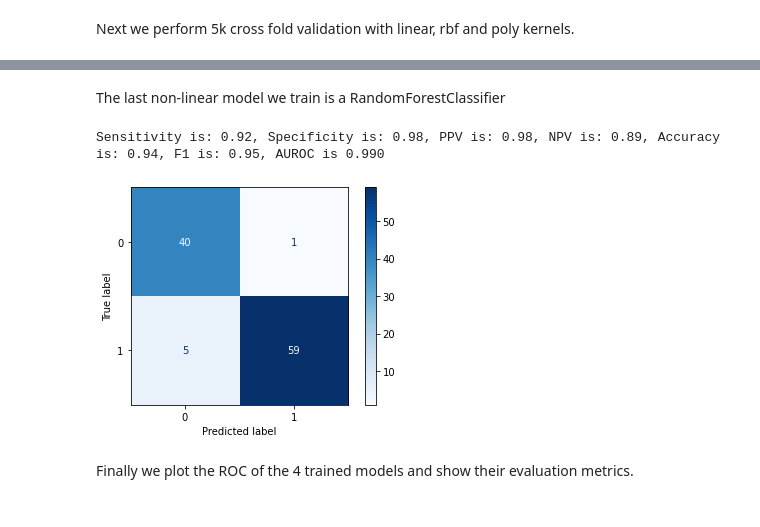
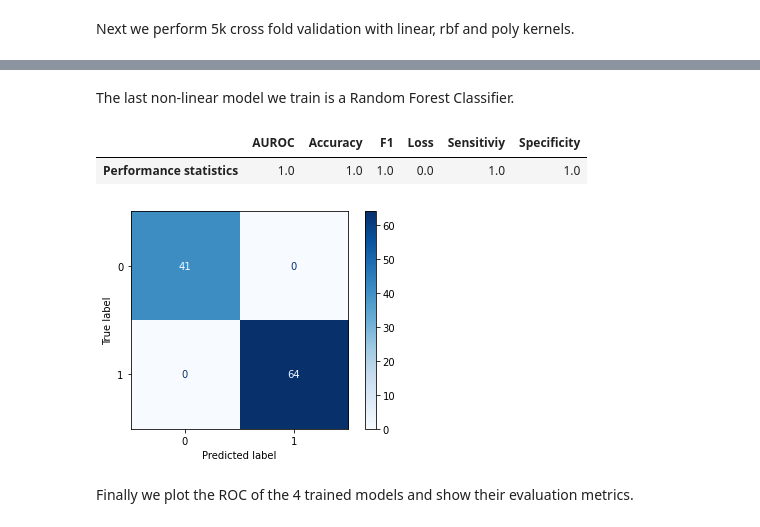
Before and after one commit to mlh-master/hw2_mlh-amit-yoel, a Jupyter notebook: HW2.ipynb, the cells around one changed output, grey strips where cells are left out. Drawn from its saved outputs; the diff is of its cells as text; code cells hidden in the pictures.

```diff
--- a/HW2.ipynb
+++ b/HW2.ipynb
@@ -219,4 +242,5 @@ This process was done in *Part 1* except for 'Age' feature since there are many
 scaler = StandardScaler()
 X_train_scaled = X_train.copy()
 X_train_scaled['Age'] = scaler.fit_transform(X_train['Age'].values.reshape(-1, 1))
-x_test['Age'] = scaler.transform(x_test['Age'].values.reshape(-1, 1))
+x_test = x_test_orig.copy()
+x_test['Age'] = scaler.transform(x_test_orig['Age'].values.reshape(-1, 1))
@@ -245,25 +263,11 @@ def print_stats(model, x_test, y_test):
     print performance staistics and plot confusion matrix
     inputs: ML model, test set features and models
     """
-    y_pred_test = model.predict(x_test)
-    y_pred_proba_test = model.predict_proba(x_test)
+
+    display(pd.DataFrame({'Performance statistics': return_stats(model, x_test, y_test)}).transpose())
+
     plot_confusion_matrix(model, x_test, y_test, cmap=plt.cm.Blues)
     plt.grid(False)
-
-    TN = calc_TN(y_test, y_pred_test)
-    FP = calc_FP(y_test, y_pred_test)
-    FN = calc_FN(y_test, y_pred_test)
-    TP = calc_TP(y_test, y_pred_test)
-    PPV = TP / (TP + FP)
-    SE = TP / (TP + FN)
-
-    print('Sensitivity is: %.2f' %SE, end=', ')
-    print('Specificity is: %.2f' %(TN / (TN + FP)), end=', ')
-    print('PPV is: %.2f' %PPV, end=', ')
-    print('NPV is: %.2f' %(TN / (TN + FN)), end=', ')
-    print('Accuracy is: %.2f' %((TN + TP) / (TN + FN + TP + FP)), end=', ')
-    print('F1 is: %.2f' %(2 * PPV * SE / (PPV + SE)), end=', ')
-    print('AUROC is {:.3f}'.format(roc_auc_score(y_test, y_pred_proba_test[:,1])))
 
 def return_stats(model, x_test, y_test):
     y_pred_test = model.predict(x_test)
@@ -279,10 +283,13 @@ def return_stats(model, x_test, y_test):
     ACC = (TN + TP) / (TN + FN + TP + FP)
     F1 = 2 * PPV * SE / (PPV + SE)
     AUROC = roc_auc_score(y_test, y_pred_proba_test[:,1])
-    logloss = log_loss(y_test, y_pred_proba_test)
-    hinge_y_test = np.array([2*i-1 for i in y_test])
-    hinge_y_pred_test = np.array([2*i-1 for i in y_pred_test])
-    hingeloss = hinge_loss(hinge_y_test, hinge_y_pred_test)
-    return {'Log Loss': logloss, 'Hinge Loss': hingeloss,'Sensitiviy': SE, 'Specificity': SP, 'Accuracy': ACC, 'F1': F1, 'AUROC': AUROC}
+
+    if type(model)==LogisticRegression:
+        loss = log_loss(y_test, y_pred_proba_test)
+    else:
+        hinge_y_test = np.array([2*i-1 for i in y_test])
+        hinge_y_pred_test = np.array([2*i-1 for i in y_pred_test])
+        loss = hinge_loss(hinge_y_test, hinge_y_pred_test)
+    return {'Loss': loss, 'Sensitiviy': SE, 'Specificity': SP, 'Accuracy': ACC, 'F1': F1, 'AUROC': AUROC}
 # %% [markdown]
 First, we will train a linear model with no regularization.
@@ -352,2 +356,2 @@ plt.show()
 # %%
-C = 2000 # best coefficient
+C = 1/0.5 # best coefficient
@@ -372,8 +369,8 @@ Next we perform 5k cross fold validation with linear, rbf and poly kernels.
 # %%
 skf = StratifiedKFold(n_splits=5, random_state=10, shuffle=True)
 svc = SVC(probability=True)
-C = np.array([1, 2, 3])
-pipe = Pipeline(steps=[('scale', StandardScaler()), ('svm', svc)])
+C = np.array([1, 1.5, 2, 2.5, 3])
+pipe = Pipeline(steps=[('svm', svc)])
 svm = GridSearchCV(estimator=pipe, param_grid={'svm__C': C, 'svm__kernel': ['rbf', 'poly', 'linear'], 'svm__degree': [2, 3]},
                    scoring=['accuracy','f1','precision','recall','roc_auc'], cv=skf,
                    refit='roc_auc', verbose=1, return_train_score=True)
@@ -395,12 +395,13 @@ Sensitivity is: 0.97, Specificity is: 0.98, PPV is: 0.98, NPV is: 0.95, Accuracy
 # %% [markdown]
-The last non-linear model we train is a RandomForestClassifier
+The last non-linear model we train is a Random Forest Classifier.
 # %%
-rfc = Pipeline(steps=[('scale', StandardScaler()), ('rfc', RandomForestClassifier(max_depth=5, random_state=0, criterion='gini'))])
+rfc = RandomForestClassifier(max_depth=10, random_state=0, criterion='gini')
 rfc.fit(X_train_scaled, Y_train.ravel())
 print_stats(rfc, x_test, y_test)
 # %% [output]
-Sensitivity is: 0.92, Specificity is: 0.98, PPV is: 0.98, NPV is: 0.89, Accuracy is: 0.94, F1 is: 0.95, AUROC is 0.990
+|  | AUROC | Accuracy | F1 | Loss | Sensitiviy | Specificity |
+| Performance statistics | 1.0 | 1.0 | 1.0 | 0.0 | 1.0 | 1.0 |
-[figure, old version]
+[figure, new version]
 # %% [markdown]
 Finally we plot the ROC of the 4 trained models and show their evaluation metrics.
 # %%
```
Also changed, not shown: parts of 25 cells of this notebook.
